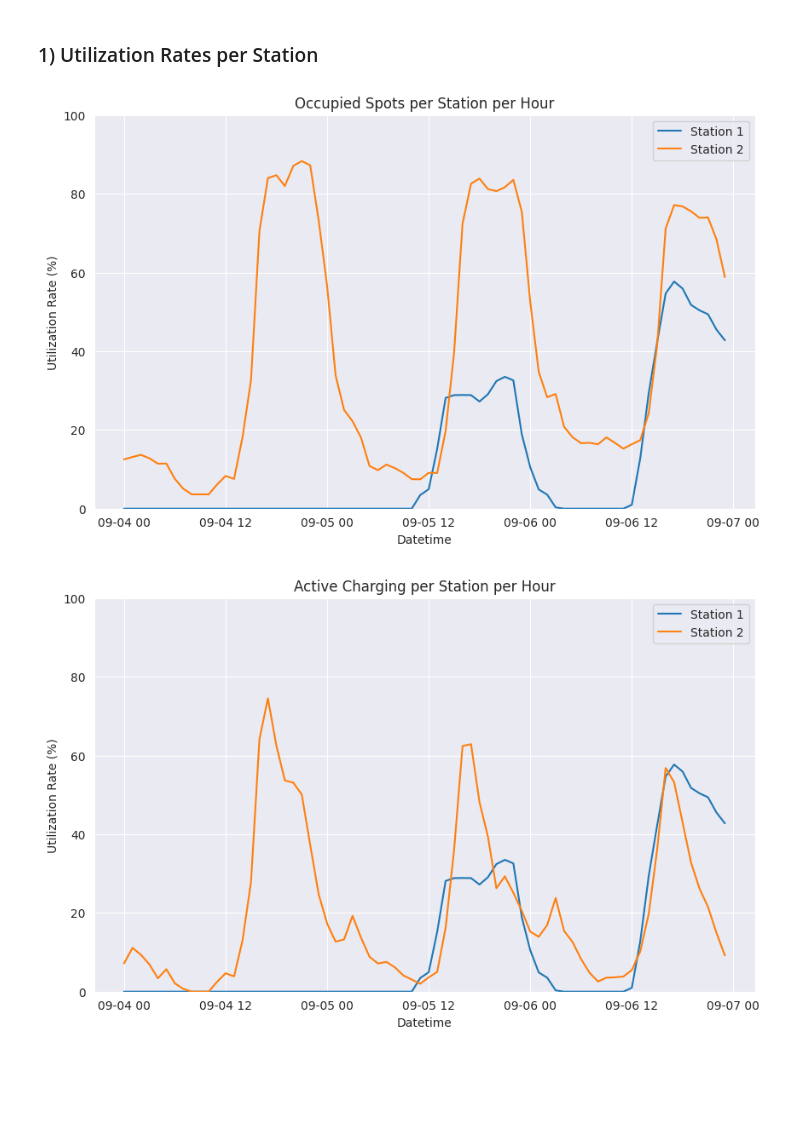
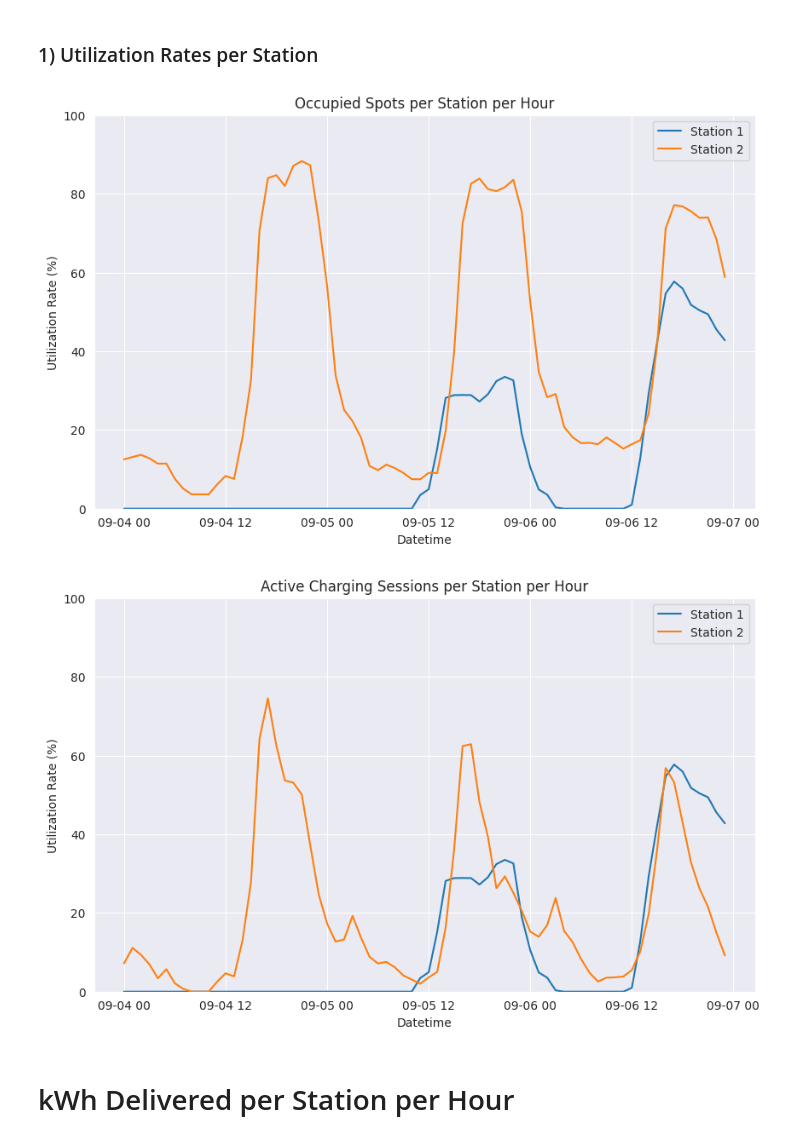
Before and after one commit to S0PEX/AA_Team_9_WS23, a Jupyter notebook: kpi.ipynb, the cells around one changed output. Drawn from its saved outputs; the diff is of its cells as text; code cells hidden in the pictures; blank space fills up the shorter version.

```diff
--- a/kpi.ipynb
+++ b/kpi.ipynb
@@ -19,8 +19,6 @@ end_date_time = pd.to_datetime(end_date) + pd.Timedelta('1 day') - pd.Timedelta(
 # Generate df with each row representing a minute in the time interval
 df_time_interval = pd.date_range(start=start_date_time, end=end_date_time, freq='T')
 df_time_interval = pd.DataFrame(df_time_interval, columns=['datetime'])
-
-# Convert datetime column to datetime type
 df_time_interval['datetime'] = pd.to_datetime(df_time_interval['datetime'], utc=True)
 
 # Resample connectionTime and disconnectTime to full minutes, e.g., 10:31:20 -> 10:31:00
@@ -37,32 +35,34 @@ def count_sessions_active_charging_at_point_in_time(data: pd.DataFrame, point_in
 
 for site_id, data in df_charging.groupby('siteID'):
     df_time_interval[f'site{site_id}_total_count'] = df_time_interval['datetime'].apply(lambda datetime: count_sessions_total_at_point_in_time(data, datetime))
     df_time_interval[f'site{site_id}_charging_count'] = df_time_interval['datetime'].apply(lambda datetime: count_sessions_active_charging_at_point_in_time(data, datetime))
 
 # Calculate the utilization rate for each station in minute
 for site_id in stations_per_site.index:
     df_time_interval[f'site{site_id}_utilizationRate'] = (df_time_interval[f'site{site_id}_total_count'] / stations_per_site[site_id]) * 100
     df_time_interval[f'site{site_id}_utilizationRate_charging'] = (df_time_interval[f'site{site_id}_charging_count'] / stations_per_site[site_id]) * 100
 
 df_time_interval = df_time_interval.set_index('datetime')
 df_time_interval = df_time_interval.resample('H').mean()
 
 def plot(df, title, y_column):
     plt.figure(figsize=(10, 6))
     plt.title(title)
     plt.xlabel('Datetime')
     plt.ylabel('Utilization Rate (%)')
     plt.ylim(0, 100)
     plt.grid(True)
 
     # Iterate over each station
     for site_id in stations_per_site.index:
         plt.plot(df.index, df[f'site{site_id}_{y_column}'], label=f'Station {site_id}')
     plt.legend()
     plt.show()
 
 plot(df_time_interval, 'Occupied Spots per Station per Hour', 'utilizationRate')
-plot(df_time_interval, 'Active Charging per Station per Hour', 'utilizationRate_charging')
+plot(df_time_interval, 'Active Charging Sessions per Station per Hour', 'utilizationRate_charging')
 # %% [output]
 [figure]
-[figure, old version]
+[figure, new version]
+# %% [markdown]
+# kWh Delivered per Station per Hour
```
Also changed, not shown: parts of 1 cell of this notebook, 2 other files.
